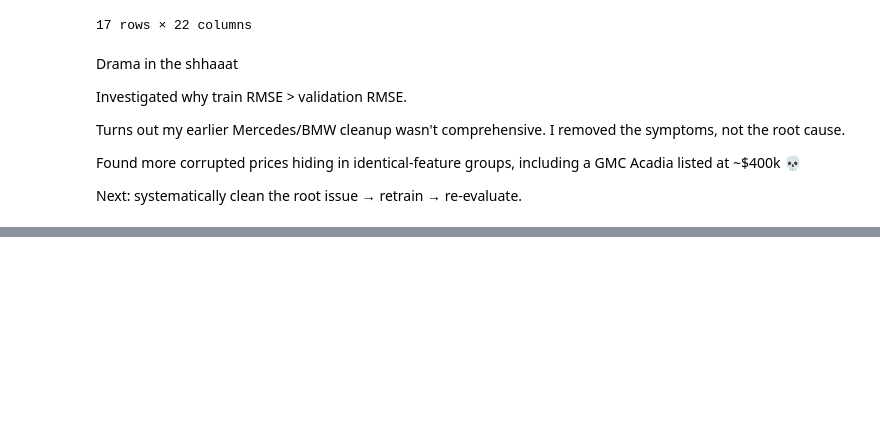
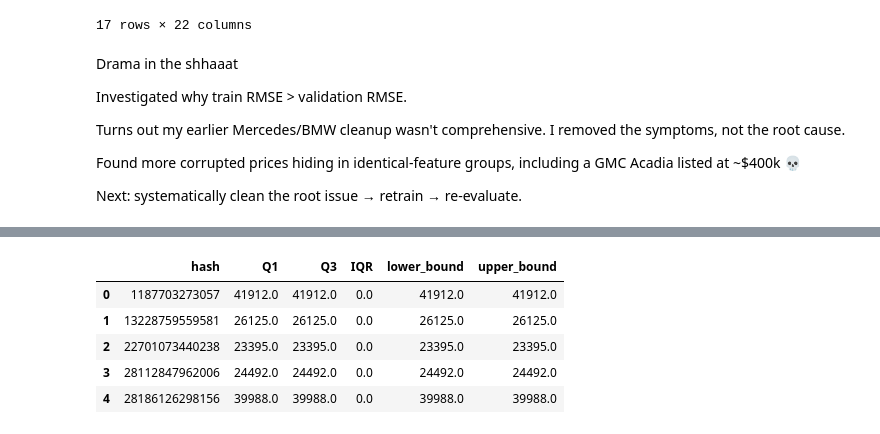
Before and after one commit to CaseyKiiza2026/vehicle-valuation-platform, a Jupyter notebook: notebooks/other_model.ipynb, the cells around one changed output, grey strips where cells are left out. Drawn from its saved outputs; the diff is of its cells as text; code cells hidden in the pictures; blank space fills up the shorter version.

```diff
--- a/notebooks/other_model.ipynb
+++ b/notebooks/other_model.ipynb
@@ -291,0 +313,9 @@ price_stats["IQR"] = price_stats["Q3"] - price_stats["Q1"]
+# %%
+price_stats.head()
+# %% [output]
+|  | hash | Q1 | Q3 | IQR | lower_bound | upper_bound |
+| 0 | 1187703273057 | 41912.0 | 41912.0 | 0.0 | 41912.0 | 41912.0 |
+| 1 | 13228759559581 | 26125.0 | 26125.0 | 0.0 | 26125.0 | 26125.0 |
+| 2 | 22701073440238 | 23395.0 | 23395.0 | 0.0 | 23395.0 | 23395.0 |
+| 3 | 28112847962006 | 24492.0 | 24492.0 | 0.0 | 24492.0 | 24492.0 |
+| 4 | 28186126298156 | 39988.0 | 39988.0 | 0.0 | 39988.0 | 39988.0 |
```
Also changed, not shown: parts of 15 cells of this notebook.
